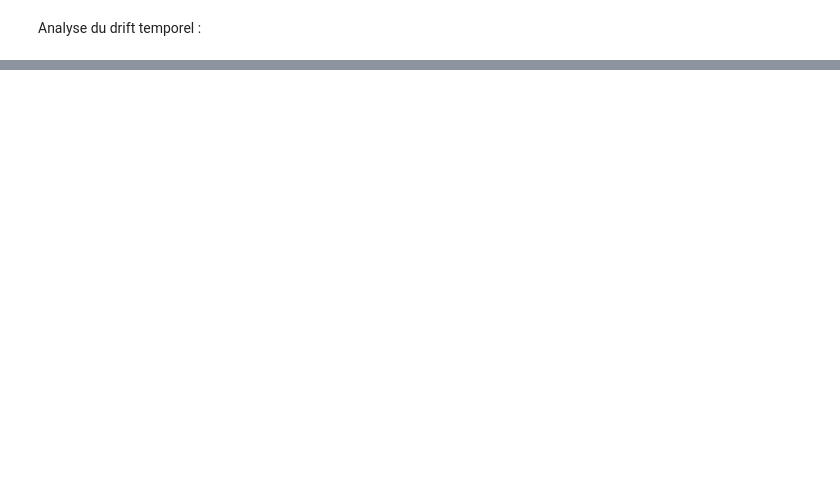
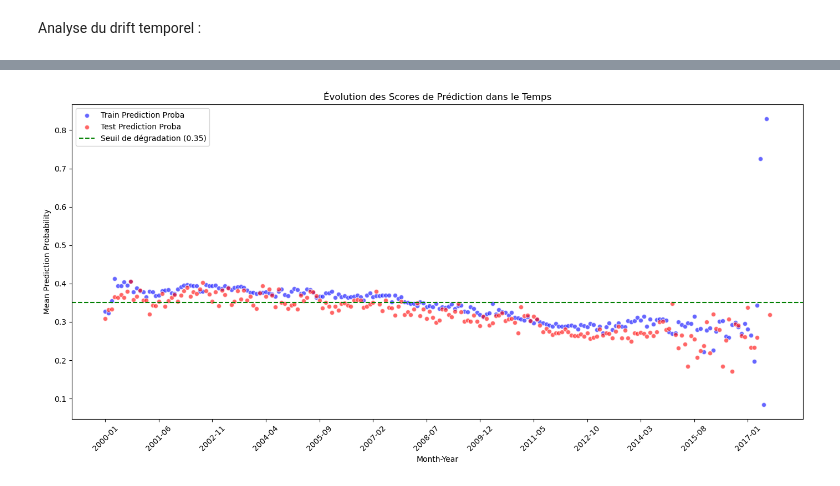
Before and after one commit to PaulMouly/Credit_Scoring, a Jupyter notebook: model_drift_analysis/data_drift.ipynb, the cells around one changed output, grey strips where cells are left out. Drawn from its saved outputs; the diff is of its cells as text; code cells hidden in the pictures; blank space fills up the shorter version.

```diff
--- a/model_drift_analysis/data_drift.ipynb
+++ b/model_drift_analysis/data_drift.ipynb
@@ -412,8 +420,8 @@ train_scores['DAYS_ID_PUBLISH'] = train_data['DAYS_ID_PUBLISH']
 test_scores['DAYS_ID_PUBLISH'] = test_data['DAYS_ID_PUBLISH']
 # %%
 # Convertir DAYS_ID_PUBLISH en dates
-train_scores['REGISTRATION_DATE'] = pd.to_datetime(0 - train_scores['DAYS_ID_PUBLISH'], unit='D', origin='1900-01-01')
-test_scores['REGISTRATION_DATE'] = pd.to_datetime(0 - test_scores['DAYS_ID_PUBLISH'], unit='D', origin='1900-01-01')
+train_scores['REGISTRATION_DATE'] = pd.to_datetime(0 - train_scores['DAYS_ID_PUBLISH'], unit='D', origin='2000-01-01')
+test_scores['REGISTRATION_DATE'] = pd.to_datetime(0 - test_scores['DAYS_ID_PUBLISH'], unit='D', origin='2000-01-01')
 
 # Extraire le mois et l'année pour analyse temporelle
 train_scores['Month_Year'] = train_scores['REGISTRATION_DATE'].dt.to_period('M')
@@ -473,3 +466,22 @@ plt.show()
+# %%
+threshold = 0.35  # Exemple de seuil de dégradation
+plt.figure(figsize=(14, 7))
+plt.scatter(train_monthly.index.astype(str), train_monthly['prediction_proba'], label='Train Prediction Proba', color='blue', alpha=0.6, edgecolors='w')
+plt.scatter(test_monthly.index.astype(str), test_monthly['prediction_proba'], label='Test Prediction Proba', color='red', alpha=0.6, edgecolors='w')
+
+# Ajout d'une droite indiquant le seuil pour réentraînement
+plt.axhline(y=threshold, color='green', linestyle='--', label=f'Seuil de dégradation ({threshold})')
+
+plt.xlabel('Month-Year')
+plt.ylabel('Mean Prediction Probability')
+plt.title('Évolution des Scores de Prédiction dans le Temps')
+plt.legend()
+plt.xticks(ticks=range(0, len(train_monthly.index), max(1, len(train_monthly.index) // 12)),
+           labels=train_monthly.index.astype(str)[::max(1, len(train_monthly.index) // 12)], rotation=45)
+plt.tight_layout()
+plt.show()
+# %% [output]
+[figure, added]
 # %%
 from evidently.report import Report
 from evidently.metric_preset import DataDriftPreset
```
Also changed, not shown: parts of 10 cells of this notebook, 7 other files.
